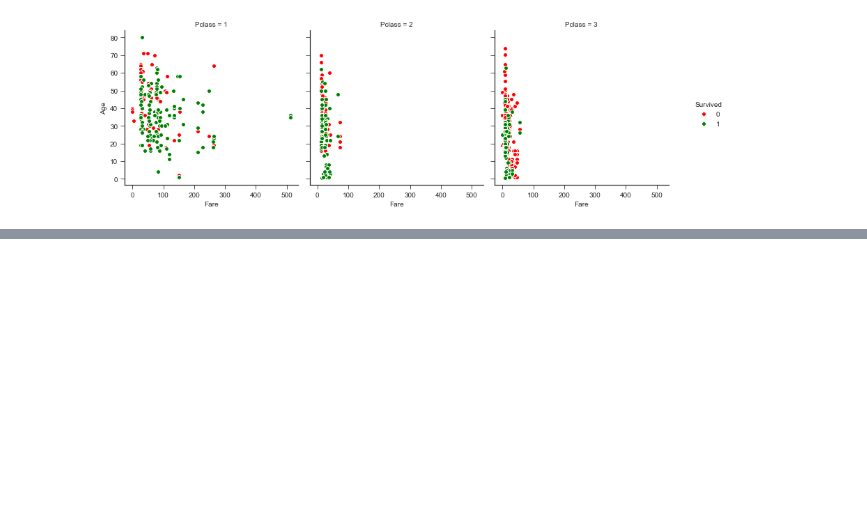
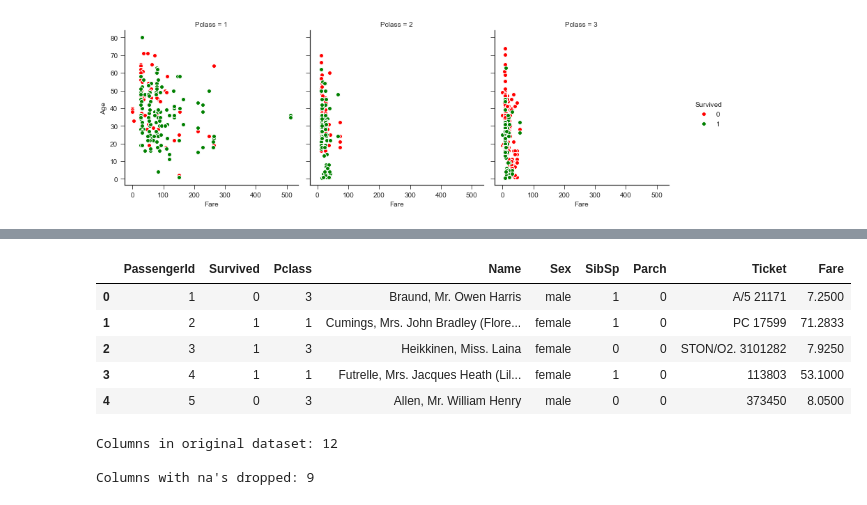
Before and after one commit to agomolka/KaggleTitanicCompetition, a Jupyter notebook: titanic_compete.ipynb, the cells around one changed output, grey strips where cells are left out. Cells and saved outputs as stored; diff of their text form; code cells hidden in the pictures; blank space fills up the shorter version.

```diff
--- a/titanic_compete.ipynb
+++ b/titanic_compete.ipynb
@@ -195,0 +280,18 @@ Text(0.5, 0.98, 'Survival by Gender , Age and Fare')
+# %%
+columns_with_na_dropped = df.dropna(axis=1)
+columns_with_na_dropped.head()
+# %% [output]
+|  | PassengerId | Survived | Pclass | Name | Sex | SibSp | Parch | Ticket | Fare |
+| 0 | 1 | 0 | 3 | Braund, Mr. Owen Harris | male | 1 | 0 | A/5 21171 | 7.2500 |
+| 1 | 2 | 1 | 1 | Cumings, Mrs. John Bradley (Flore... | female | 1 | 0 | PC 17599 | 71.2833 |
+| 2 | 3 | 1 | 3 | Heikkinen, Miss. Laina | female | 0 | 0 | STON/O2. 3101282 | 7.9250 |
+| 3 | 4 | 1 | 1 | Futrelle, Mrs. Jacques Heath (Lil... | female | 1 | 0 | 113803 | 53.1000 |
+| 4 | 5 | 0 | 3 | Allen, Mr. William Henry | male | 0 | 0 | 373450 | 8.0500 |
+# %%
+# just how much data did we lose?
+print("Columns in original dataset: %d \n" % df.shape[1])
+print("Columns with na's dropped: %d" % columns_with_na_dropped.shape[1])
+# %% [output]
+Columns in original dataset: 12
+
+Columns with na's dropped: 9
```
Also changed, not shown: parts of 20 cells of this notebook.
